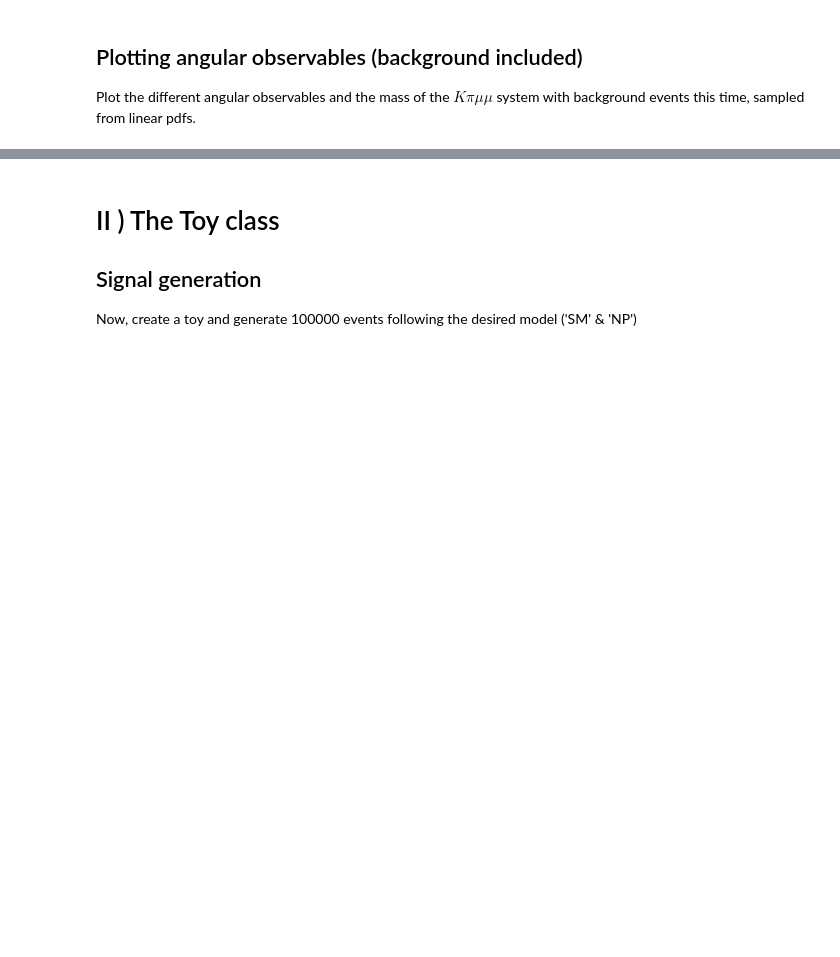
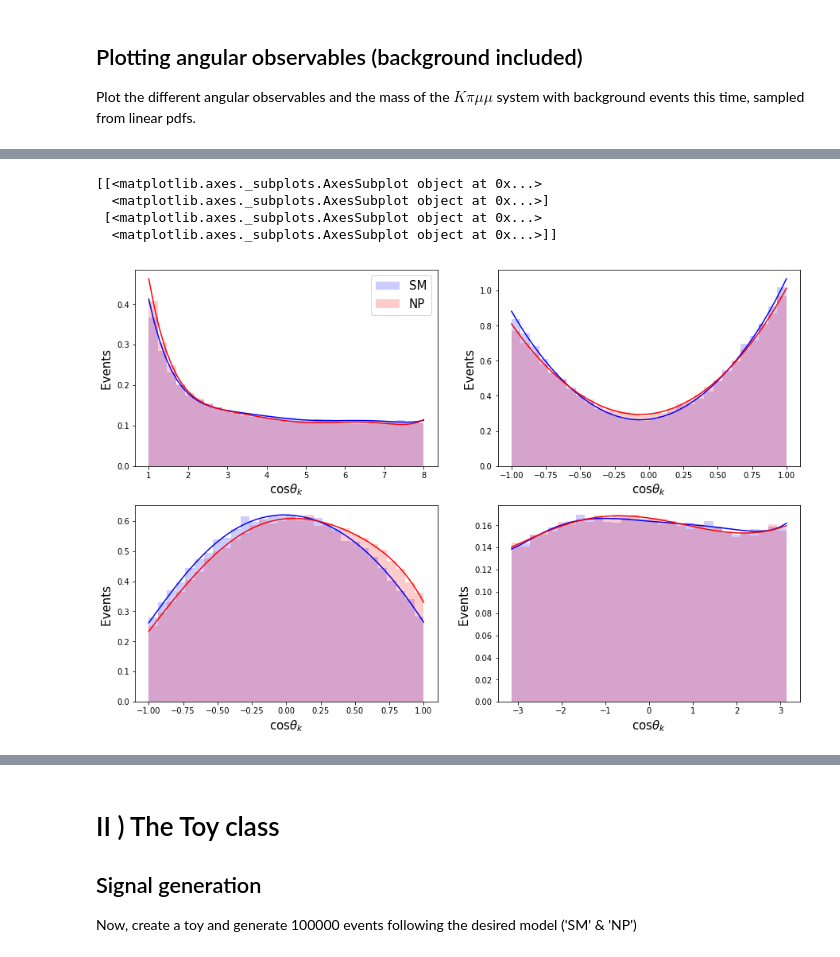
Before and after one commit to kamathrohan/b-decay-unbinned-machine-fit, a Jupyter notebook: Minuit/SignalBck.ipynb, the cells around one changed output, grey strips where cells are left out. Cells and saved outputs as stored; diff of their text form; code cells hidden in the pictures; blank space fills up the shorter version.

```diff
--- a/Minuit/SignalBck.ipynb
+++ b/Minuit/SignalBck.ipynb
@@ -119,0 +121,49 @@ plt.show()
+# %%
+from b_meson_fit.signal import generate_all
+
+
+TRY_SM=generate_all(A_SM, CoeffBCK,events_total=100000, alpha = 0.8, poisson = False)
+TRY_NP=generate_all(A_NP, CoeffBCK,events_total=100000, alpha = 0.8, poisson = False)
+# %%
+plt.rcParams["figure.figsize"] = (15,10)
+fig , ax = plt.subplots( 2 , 2)
+print(ax)
+X=[0 , 0 , 1 , 1]
+XX=[0 , 1 , 0 , 1]
+nbins=30
+for i in range(4):
+    AX= ax[X[i]][XX[i]]
+    if i == 0:
+
+        n , bins, patches= AX.hist(TRY_SM[:,i].numpy() , bins=nbins , density=True , color='blue' , alpha=0.2 , label='SM')
+        n2 , bins2, patches2= AX.hist(TRY_NP[:,i].numpy() , bins=nbins , density=True, color='red' , alpha=0.2 , label='NP')
+        AX.legend(fontsize=15)
+    else :
+        n , bins, patches= AX.hist(TRY_SM[:,i].numpy() , bins=nbins , density=True , color='blue' , alpha=0.2)
+        n2 , bins2, patches2= AX.hist(TRY_NP[:,i].numpy() , bins=nbins , density=True, color='red' , alpha=0.2)
+
+    centers = 0.5*(bins[1:]+ bins[:-1])
+    s = np.polyfit(centers, n , 6)
+    p = np.poly1d(s)
+
+    centers2 = 0.5*(bins2[1:]+ bins2[:-1])
+    s2 = np.polyfit(centers2, n2 , 6)
+    p2 = np.poly1d(s2)
+
+    x=np.linspace(min(bins),max(bins))
+
+    #plot the whole thing
+    ax[X[i]][XX[i]].plot(x , p(x) , color= 'blue')
+    ax[X[i]][XX[i]].plot(x , p2(x) , color= 'red')
+
+
+    AX.set_xlabel(labels[j] , fontsize=15)
+    AX.set_ylabel(r'Events ' , fontsize=15)
+
+plt.show()
+# %% [output]
+[[<matplotlib.axes._subplots.AxesSubplot object at 0x...>
+  <matplotlib.axes._subplots.AxesSubplot object at 0x...>]
+ [<matplotlib.axes._subplots.AxesSubplot object at 0x...>
+  <matplotlib.axes._subplots.AxesSubplot object at 0x...>]]
+[figure, added]
```
Also changed, not shown: parts of 6 cells of this notebook, 9 other files.
